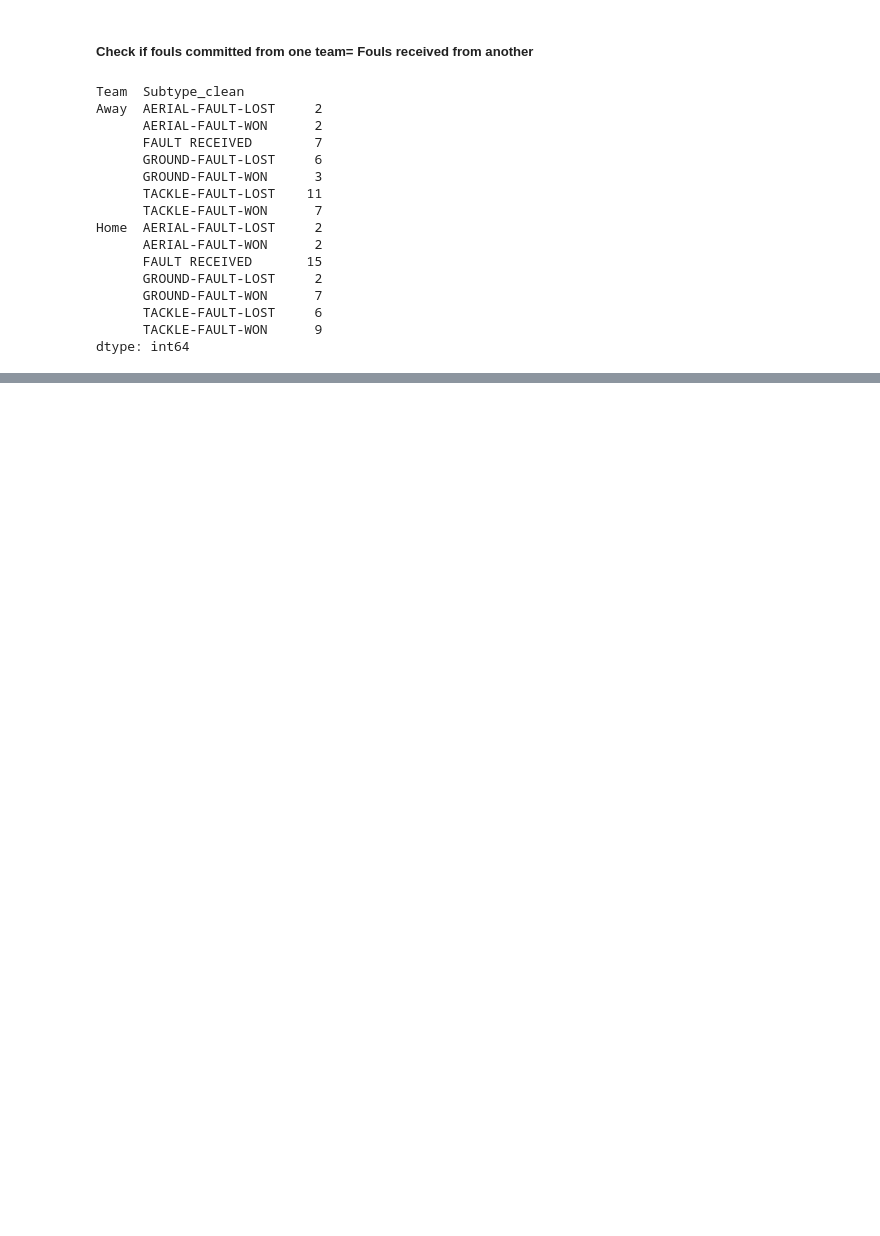
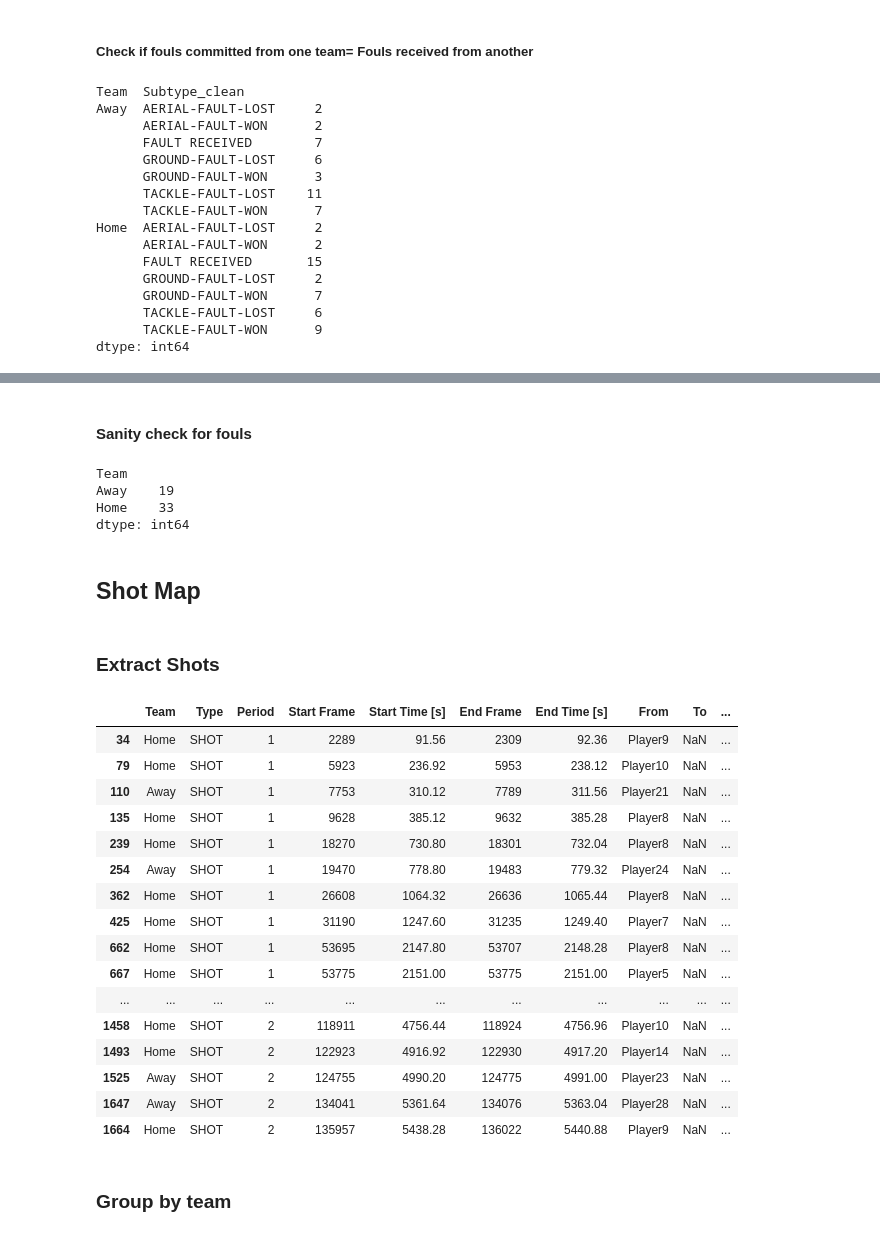
Before and after one commit to ieee-sb-uniwa/milon-football, a Jupyter notebook: notebooks/game1_analysis.ipynb, the cells around one changed output, grey strips where cells are left out. Drawn from its saved outputs; the diff is of its cells as text; code cells hidden in the pictures; blank space fills up the shorter version.

```diff
--- a/notebooks/game1_analysis.ipynb
+++ b/notebooks/game1_analysis.ipynb
@@ -1125,0 +1167,51 @@ print(head_on_target.sort_values('Count', ascending=False))
+# %% [markdown]
+#### Sanity check for fouls
+# %%
+total_fouls = (
+    events[
+        events['Subtype_clean'].isin([
+            'AERIAL-FAULT-WON',
+            'FAULT RECEIVED',
+
+            'GROUND-FAULT-WON',
+
+            'TACKLE-FAULT-WON'
+        ])
+    ]
+    .groupby('Team')
+    .size()
+)
+
+total_fouls
+# %% [output]
+Team
+Away    19
+Home    33
+dtype: int64
+# %% [markdown]
+## Shot Map
+# %% [markdown]
+### Extract Shots
+# %%
+shots = events[events['Type'] == 'SHOT']
+shots
+# %% [output]
+|  | Team | Type | Period | Start Frame | Start Time [s] | End Frame | End Time [s] | From | To | ... |
+| 34 | Home | SHOT | 1 | 2289 | 91.56 | 2309 | 92.36 | Player9 | NaN | ... |
+| 79 | Home | SHOT | 1 | 5923 | 236.92 | 5953 | 238.12 | Player10 | NaN | ... |
+| 110 | Away | SHOT | 1 | 7753 | 310.12 | 7789 | 311.56 | Player21 | NaN | ... |
+| 135 | Home | SHOT | 1 | 9628 | 385.12 | 9632 | 385.28 | Player8 | NaN | ... |
+| 239 | Home | SHOT | 1 | 18270 | 730.80 | 18301 | 732.04 | Player8 | NaN | ... |
+| 254 | Away | SHOT | 1 | 19470 | 778.80 | 19483 | 779.32 | Player24 | NaN | ... |
+| 362 | Home | SHOT | 1 | 26608 | 1064.32 | 26636 | 1065.44 | Player8 | NaN | ... |
+| 425 | Home | SHOT | 1 | 31190 | 1247.60 | 31235 | 1249.40 | Player7 | NaN | ... |
+| 662 | Home | SHOT | 1 | 53695 | 2147.80 | 53707 | 2148.28 | Player8 | NaN | ... |
+| 667 | Home | SHOT | 1 | 53775 | 2151.00 | 53775 | 2151.00 | Player5 | NaN | ... |
+| ... | ... | ... | ... | ... | ... | ... | ... | ... | ... | ... |
+| 1458 | Home | SHOT | 2 | 118911 | 4756.44 | 118924 | 4756.96 | Player10 | NaN | ... |
+| 1493 | Home | SHOT | 2 | 122923 | 4916.92 | 122930 | 4917.20 | Player14 | NaN | ... |
+| 1525 | Away | SHOT | 2 | 124755 | 4990.20 | 124775 | 4991.00 | Player23 | NaN | ... |
+| 1647 | Away | SHOT | 2 | 134041 | 5361.64 | 134076 | 5363.04 | Player28 | NaN | ... |
+| 1664 | Home | SHOT | 2 | 135957 | 5438.28 | 136022 | 5440.88 | Player9 | NaN | ... |
+# %% [markdown]
+### Group by team
```
Also changed, not shown: parts of 41 cells of this notebook.
